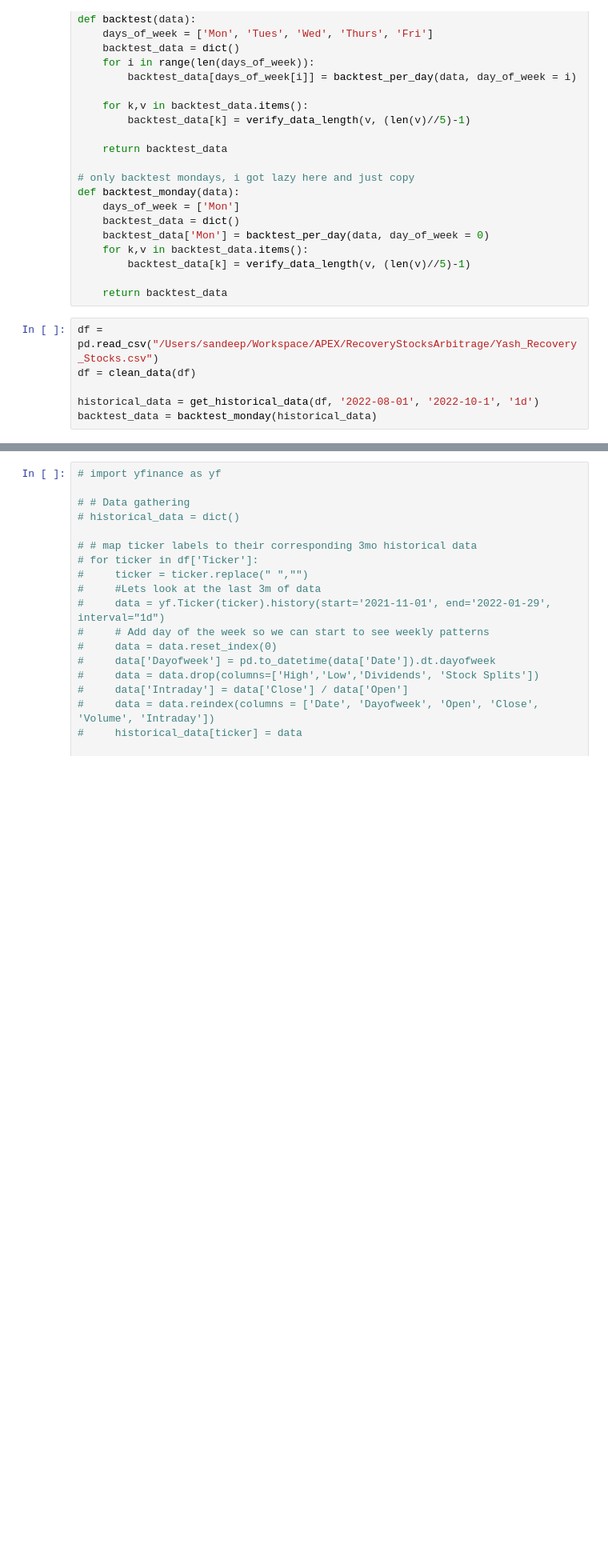
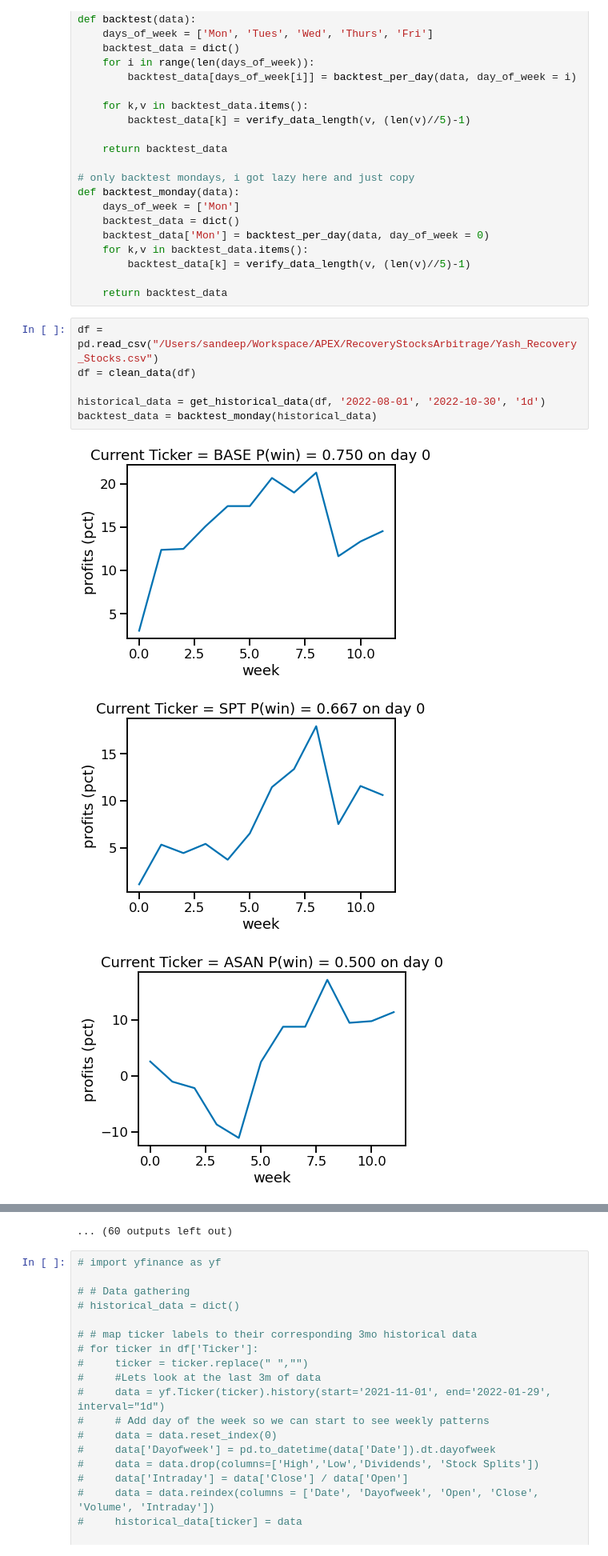
Before and after one commit to apexfund/APEX, a Jupyter notebook: RecoveryStocksArbitrage/recovery.ipynb, the cells around one changed output, grey strips where cells are left out. Shown at 80% size. Saved outputs shown, nothing was run; the diff lists cells and outputs as text; blank space fills up the shorter version.

```diff
--- a/RecoveryStocksArbitrage/recovery.ipynb
+++ b/RecoveryStocksArbitrage/recovery.ipynb
@@ -170,6 +170,10 @@ def backtest_monday(data):
 # %%
 df = pd.read_csv("/Users/sandeep/Workspace/APEX/RecoveryStocksArbitrage/Yash_Recovery_Stocks.csv")
 df = clean_data(df)
 
-historical_data = get_historical_data(df, '2022-08-01', '2022-10-1', '1d')
+historical_data = get_historical_data(df, '2022-08-01', '2022-10-30', '1d')
 backtest_data = backtest_monday(historical_data)
+# %% [output]
+[figure, added]
+[figure, added]
+[figure, added]
@@ -176,3 +189,4 @@ backtest_data = backtest_monday(historical_data)
+... (60 outputs left out)
 # %%
 # import yfinance as yf
 
```
Also changed, not shown: parts of 1 cell of this notebook, 1 other file.
